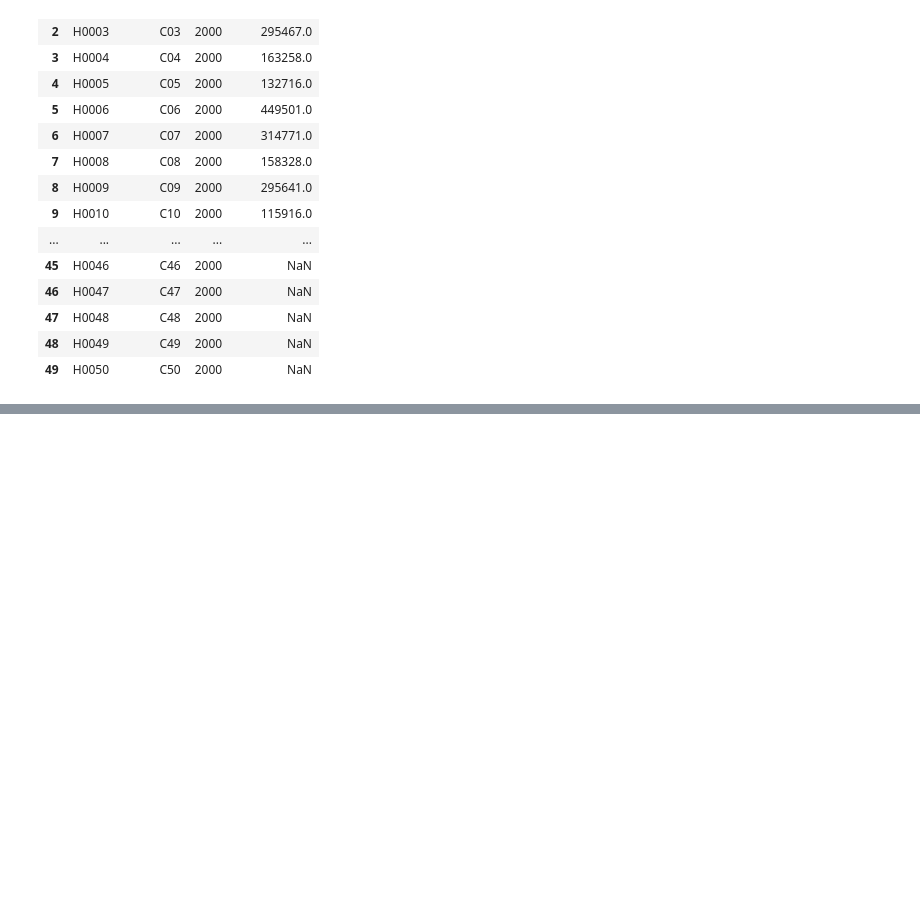
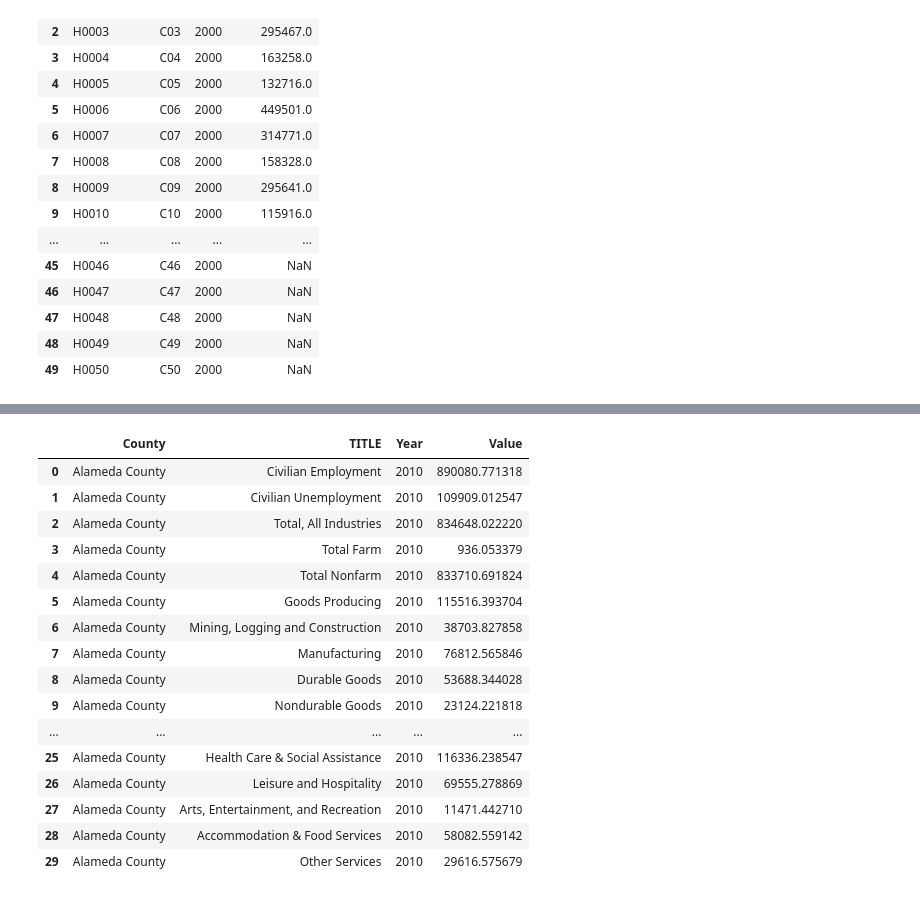
Before and after one commit to MarkBish24/housing-cost-industry-type-correlation, a Jupyter notebook: data-cleaning/Building-SQL-Schema.ipynb, the cells around one changed output, grey strips where cells are left out. Saved outputs shown, nothing was run; the diff lists cells and outputs as text; code cells hidden in the pictures; blank space fills up the shorter version.

```diff
--- a/data-cleaning/Building-SQL-Schema.ipynb
+++ b/data-cleaning/Building-SQL-Schema.ipynb
@@ -87,3 +87,37 @@ df_long.head(50)
 | 49 | H0050 | C50 | 2000 | NaN |
 # %%
 df_long.to_csv("./Schema-data/Housing-Cost.csv", index=False)
+# %%
+import pandas as pd
+import glob
+import os
+
+# Get all files
+
+all_files = glob.glob(os.path.join('./Industry-data-clean', "*.csv"))
+
+df_list = []
+
+year_cols = [str(year) for year in range(2010, 2026)]
+
+for file in all_files:
+    county_name = os.path.splitext(os.path.basename(file))[0]
+
+    df = pd.read_csv(file)
+
+    df_long = df.melt(id_vars=['TITLE'], value_vars=year_cols,
+                      var_name='Year', value_name='Value')
+
+    df_long['County'] = county_name
+
+    df_long['Year'] = df_long['Year'].astype(int)
+
+    df_list.append(df_long)
+
+# Combine all counties into one long-format DataFrame
+df_all = pd.concat(df_list, ignore_index=True)
+
+# Reorder columns
+df_all = df_all[['County', 'TITLE', 'Year', 'Value']]
+
+df_all.head()
@@ -89,0 +140,26 @@ df_long.to_csv("./Schema-data/Housing-Cost.csv", index=False)
+# %%
+df_all['County'] = df_all['County'].str.replace('_per_mil', '', regex=False)
+df_all['County'] = df_all['County'].str.replace('_', ' ', regex=False)
+
+# Clean IndustryType names
+df_all['TITLE'] = df_all['TITLE'].str.replace(' per mil', '', regex=False)
+
+df_all.head(30)
+# %% [output]
+|  | County | TITLE | Year | Value |
+| 0 | Alameda County | Civilian Employment | 2010 | 890080.771318 |
+| 1 | Alameda County | Civilian Unemployment | 2010 | 109909.012547 |
+| 2 | Alameda County | Total, All Industries | 2010 | 834648.022220 |
+| 3 | Alameda County | Total Farm | 2010 | 936.053379 |
+| 4 | Alameda County | Total Nonfarm | 2010 | 833710.691824 |
+| 5 | Alameda County | Goods Producing | 2010 | 115516.393704 |
+| 6 | Alameda County | Mining, Logging and Construction | 2010 | 38703.827858 |
+| 7 | Alameda County | Manufacturing | 2010 | 76812.565846 |
+| 8 | Alameda County | Durable Goods | 2010 | 53688.344028 |
+| 9 | Alameda County | Nondurable Goods | 2010 | 23124.221818 |
+| ... | ... | ... | ... | ... |
+| 25 | Alameda County | Health Care & Social Assistance | 2010 | 116336.238547 |
+| 26 | Alameda County | Leisure and Hospitality | 2010 | 69555.278869 |
+| 27 | Alameda County | Arts, Entertainment, and Recreation | 2010 | 11471.442710 |
+| 28 | Alameda County | Accommodation & Food Services | 2010 | 58082.559142 |
+| 29 | Alameda County | Other Services | 2010 | 29616.575679 |
```
Also changed, not shown: parts of 9 cells of this notebook, 59 other files.
